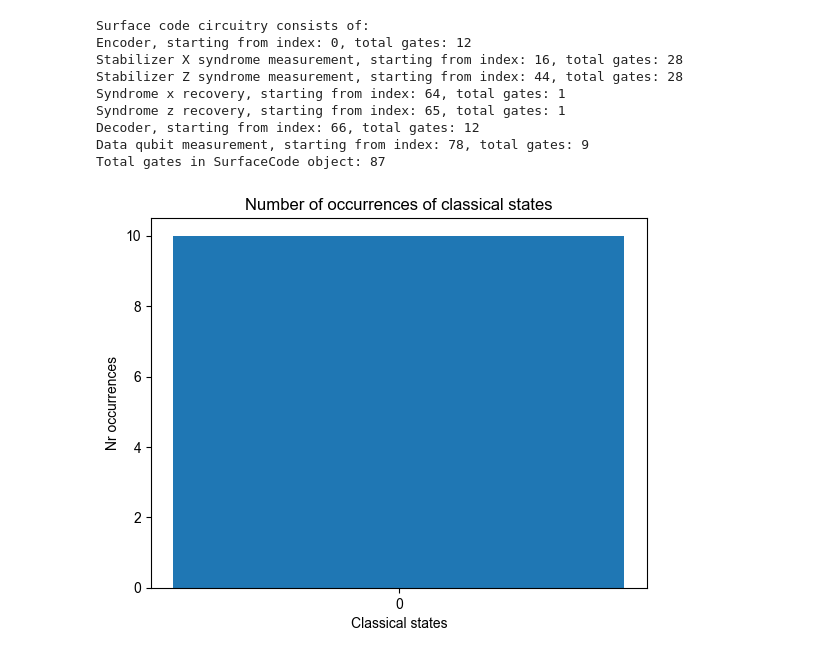
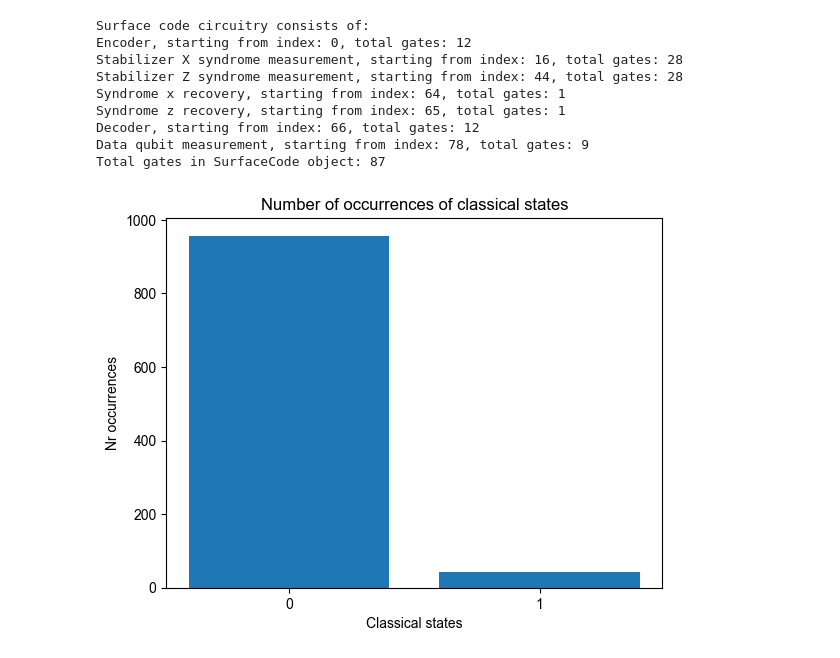
Before and after one commit to Mitch36/QuantumSim-QEC, a Jupyter notebook: QuantumSimSurfaceCodes.ipynb, the cells around one changed output. Saved outputs shown, nothing was run; the diff lists cells and outputs as text; code cells hidden in the pictures.

Commit message:
Added Noisy reset function

```diff
--- a/QuantumSimSurfaceCodes.ipynb
+++ b/QuantumSimSurfaceCodes.ipynb
@@ -161,38 +161,40 @@ Total gates in SurfaceCode object: 87
 # %%
 from quantumsim import Circuit, QuantumUtil
 
 cr = Circuit(1, 1, True)
 # cr.hadamard(0)
 # cr.noisy_pauli_x(0)
 # cr.hadamard(0)
 
 # cr.noisy_pauli_z(0, 0.1)
 # cr.hadamard(0)
 # cr.noisy_pauli_z(0, 0.1)
 # cr.hadamard(0)
 
 # cr.pauli_x(0)
 # cr.hadamard(0)
 # Min is 0.0008
 # cr.noisy_cnot(0, 1, gate_error=0.01)
 
-# Pauli z
-# for i in range(20):
-#     cr.noisy_pauli_x(0, 0.0001)
-# cr.pauli_x(0)
-# cr.pauli_x(0)
-# cr.pauli_x(0)
-# cr.remove_circuit_part(0, 3)
-# cr.remove_circuit_gate(0)
+cr.pauli_x(0)
 
 cr.measurement(0, 0)
+
+cr.noisy_reset(0, 0, 0.1)
+cr.measurement(0, 0)
+
 # cr.measurement(1, 1)
 
+# # Writing to a new file
+# with open("output/my_file.txt", "w") as file:
+#     file.write("This is the first line.\n")
+#     file.write("This is the second line.")
+# file.close()
 
 # cr.print_gates_and_descriptions()
 
-result = QuantumUtil.measure_circuit_bit_register(cr, 10)
+result = QuantumUtil.measure_circuit_bit_register(cr, 1000)
 QuantumUtil.histogram_of_classical_states(result)
 # print(result.count("1"))
 # %% [output]
-[figure, old version]
+[figure, new version]
```
Also changed, not shown: 3 other files.
